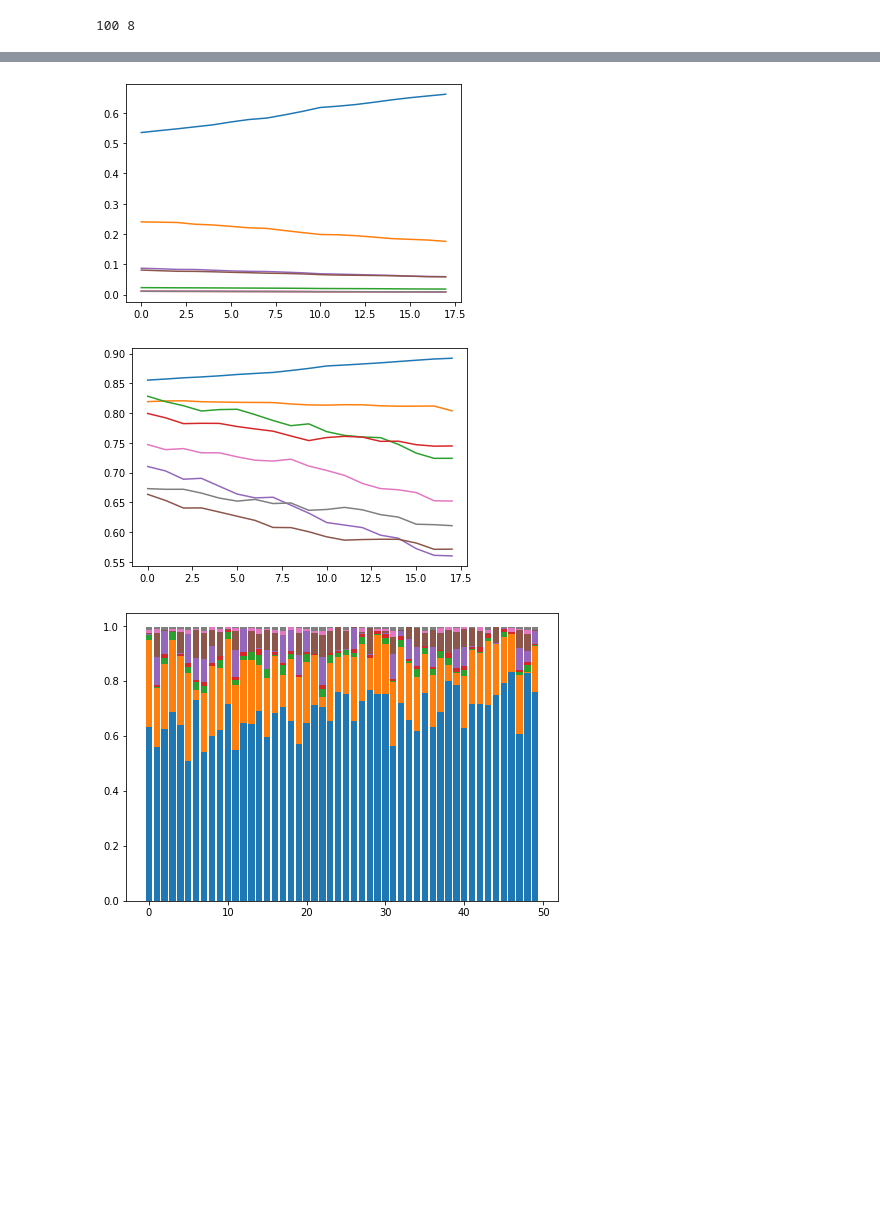
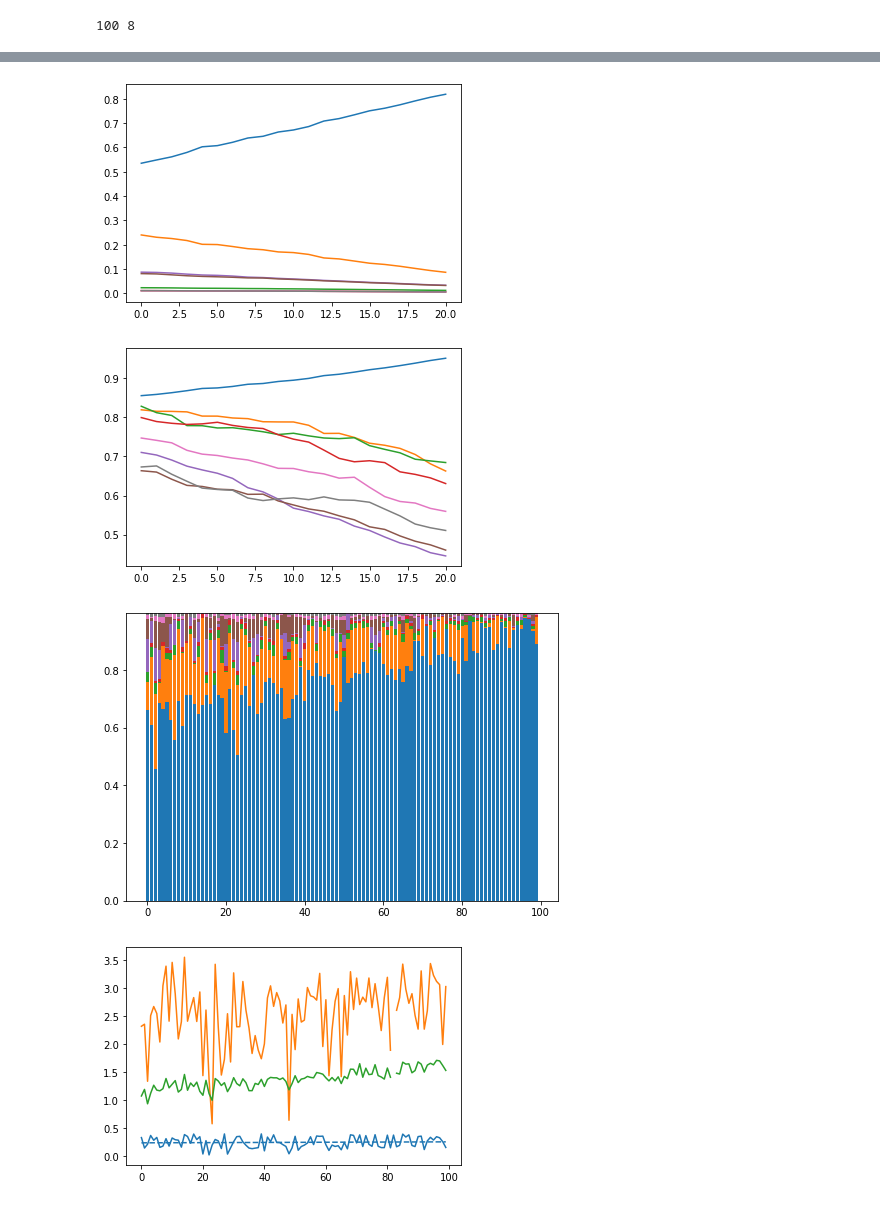
Before and after one commit to quimHM/QHM_TFG_repository, a Jupyter notebook: MAB_sim.ipynb, the cells around one changed output, grey strips where cells are left out. Drawn from its saved outputs; the diff is of its cells as text; code cells hidden in the pictures; blank space fills up the shorter version.

Commit message:
More progress on plots

```diff
--- a/MAB_sim.ipynb
+++ b/MAB_sim.ipynb
@@ -1265,7 +1278,7 @@ rwd_results = []
 presence_results = []
 rate_results = []
 posteriors_results = []
-decisions = random.choices(range(8),weights=list(instances_nonbias),k=1000)
+decisions = random.choices(range(8),weights=list(instances_bias),k=1000)
 for sopt in np.arange(0,1.1,0.1):
   sopt_i_rwd_results = []
   sopt_i_presence_results = []
@@ -1354,3 +1367,6 @@ dif_selections = np.subtract(mean_selections,self.get_number_of_trials()[t])
 //dif = dif_percentages #rang 10-30-50
 
 dif = dif_selections   #rang 0-0.01-0.1
+# %%
+colors = plt.rcParams['axes.prop_cycle'].by_key()['color']
+print(colors)
@@ -1357,8 +1375,13 @@ dif = dif_selections   #rang 0-0.01-0.1
 # %%
-def plot_values(m):
+def plot_values(m, trend=False):
   x = range(len(m))
   for i in range(len(m[0])):
-    plt.plot(x, [m[j][i] for j in range(len(m))])
+    y = [m[j][i] for j in range(len(m))]
+    plt.plot(x, y)
+    if(trend):
+      z = np.polyfit(x, y, 1)
+      p = np.poly1d(z)
+      plt.plot(x, p(x), color = colors[i], linestyle="--")
   plt.show()
 # %%
 def plot_percen(m):
@@ -1380,6 +1403,7 @@ def nonstatic_sol(iter, rewards_d_o_mu, r_coef, instances_d_o, i_coef, sub_opt):
   rewards_his = []
   instances_hist = []
   percentages_hist = []
+  bias_hist = []
 
   for i in range(iter):
     pbool=False
@@ -1399,6 +1423,8 @@ def nonstatic_sol(iter, rewards_d_o_mu, r_coef, instances_d_o, i_coef, sub_opt):
     #if(i%math.ceil(iter/25)==0 or i==iter-1):
     percentages_hist.append(rd["percentages"])
 
+    bias_hist.append([rd["bias_presence"],rd["bias_rate"],rd["bias_posteriors"]])
+
     r_update = rd["estimates"]
     i_update = rd["increments"]
 
@@ -1417,6 +1443,7 @@ def nonstatic_sol(iter, rewards_d_o_mu, r_coef, instances_d_o, i_coef, sub_opt):
   plot_values(instances_hist)
   plot_values(rewards_his)
   plot_percen(percentages_hist)
+  plot_values(bias_hist, True)
   #return rewards_his, instances_hist
 # %%
 instances_bias2 = np.array([0.5,0.25,0.05,0.02,0.08,0.08,0.01,0.01])
@@ -1529,5 +1560,5 @@ Posteriors bias: 1.5056179775280898
 # %%
-nonstatic_sol(50, rewards_bias, 0.01, instances_bias, 0.1, 0.25)
+nonstatic_sol(100, rewards_bias, 0.01, instances_bias, 0.1, 0.25)
 # %% [output]
 0
 Reward distribution: [0.8555, 0.8193, 0.8284, 0.7994, 0.7103, 0.6635, 0.7471, 0.6731]
@@ -1550,4 +1581,5 @@ Posteriors bias: 1.3583021223470662
-[figure, old version]
+[figure, new version]
-[figure, old version]
+[figure, new version]
-[figure, old version]
+[figure, new version]
+[figure, added]
 # %%
```
Also changed, not shown: parts of 17 cells of this notebook.
